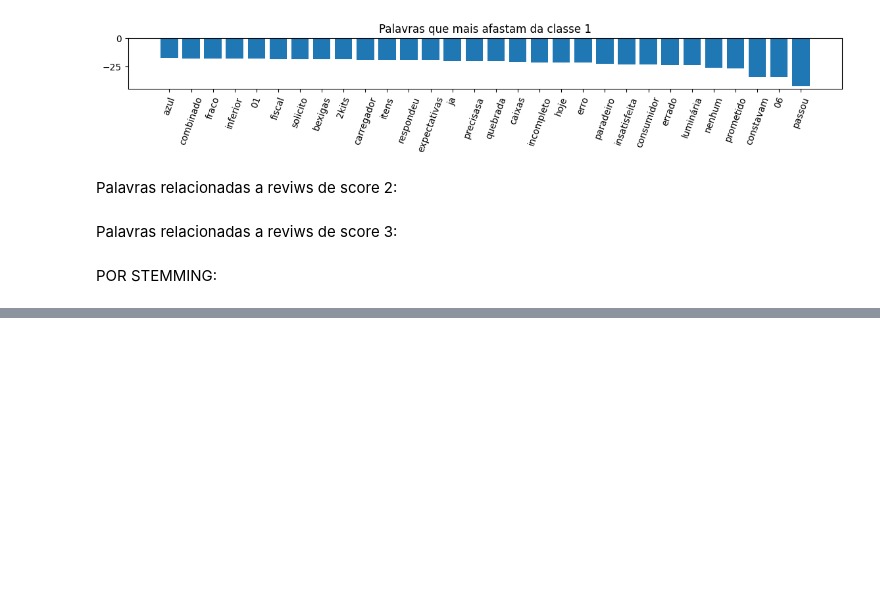
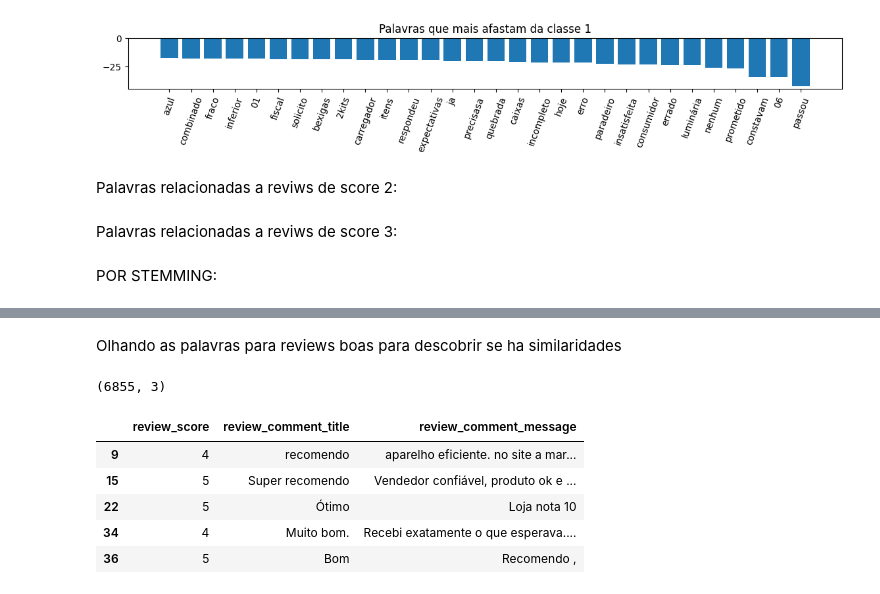
Before and after one commit to JorasOliveira/nlp_prova_assincrona, a Jupyter notebook: jupyter.ipynb, the cells around one changed output, grey strips where cells are left out. Saved outputs shown, nothing was run; the diff lists cells and outputs as text; code cells hidden in the pictures; blank space fills up the shorter version.

```diff
--- a/jupyter.ipynb
+++ b/jupyter.ipynb
@@ -171,0 +172,23 @@ plt.show()
+# %% [markdown]
+Olhando as palavras para reviews boas para descobrir se ha similaridades
+# %%
+# drop rows with NaN values in review_comment_title and review_comment_message columns
+df.dropna(subset=['review_comment_title', 'review_comment_message'], inplace=True)
+
+# filter the dataset to include only reviews with a score that is equal or lower than 3
+filtered_df = df[df['review_score'] >= 4]
+
+# select only the desired columns
+filtered_df = filtered_df.loc[:, ['review_score', 'review_comment_title', 'review_comment_message']]
+
+# print the filtered dataset
+print(filtered_df.shape)
+filtered_df.head()
+# %% [output]
+(6855, 3)
+|  | review_score | review_comment_title | review_comment_message |
+| 9 | 4 | recomendo | aparelho eficiente. no site a mar... |
+| 15 | 5 | Super recomendo | Vendedor confiável, produto ok e ... |
+| 22 | 5 | Ótimo | Loja nota 10 |
+| 34 | 4 | Muito bom. | Recebi exatamente o que esperava.... |
+| 36 | 5 | Bom | Recomendo , |
```
Also changed, not shown: parts of 2 cells of this notebook.
